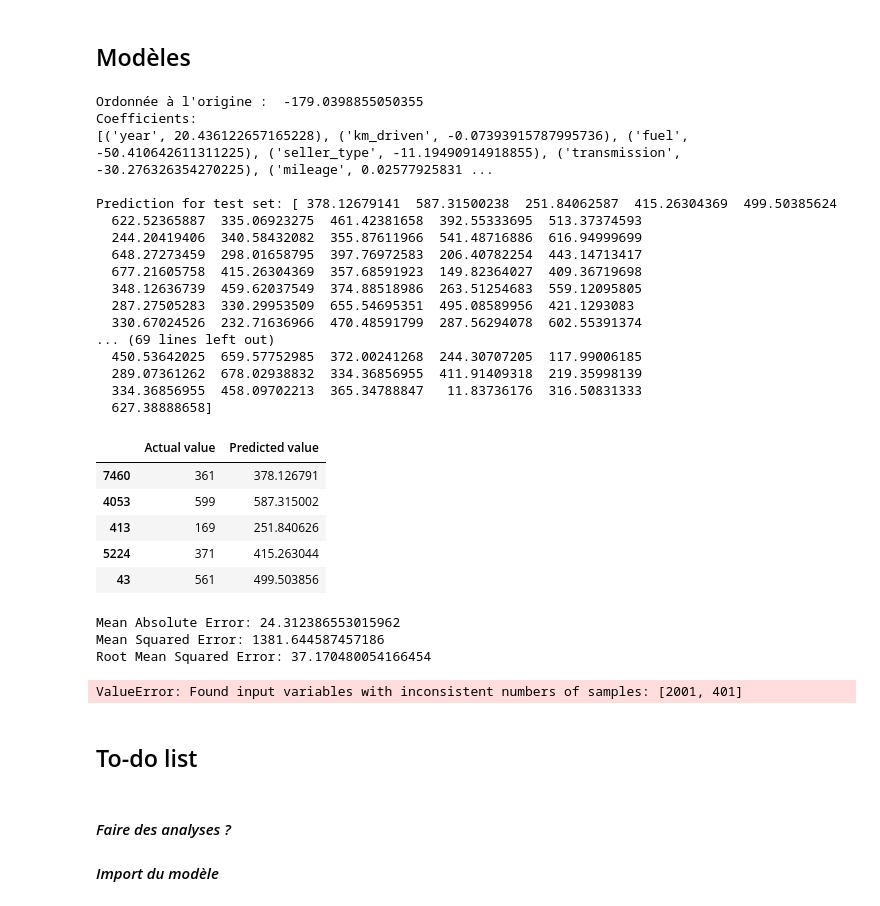
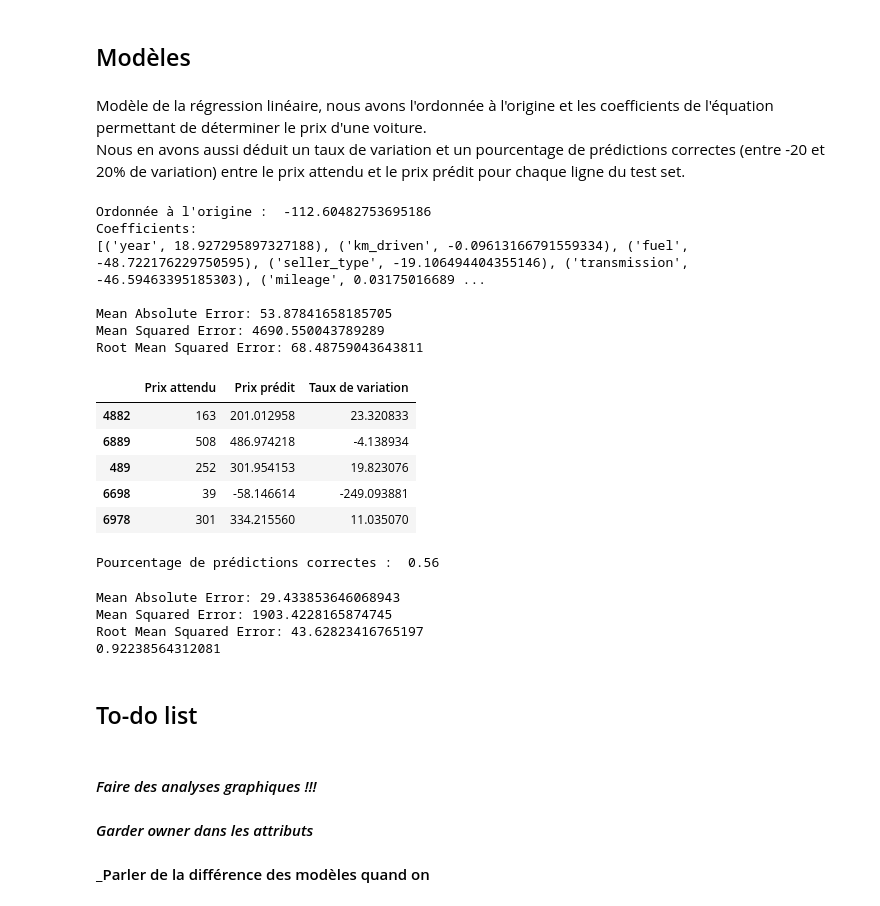
Before and after one commit to jagereren/Car-price-prediction-Machine-learning, a Jupyter notebook: projet_ias.ipynb, the cells around one changed output. Drawn from its saved outputs; the diff is of its cells as text; code cells hidden in the pictures.

Commit message:
Avanacement models and some stats

```diff
--- a/projet_ias.ipynb
+++ b/projet_ias.ipynb
@@ -232,8 +225,8 @@ On s'occupe ici du déséquilibre pour l'attribut de transmission
 # %%
 # Equilibrer pour transmission et seller_type
 # %%
-cars.sort_values(by=['seller_type','transmission'],inplace=True)
-cars.drop(cars.index[2000:7582], axis=0,inplace=True)
+#cars.sort_values(by=['seller_type','transmission'],inplace=True)
+#cars.drop(cars.index[2000:7582], axis=0,inplace=True)
 # %%
 for col in ['seller_type','transmission','fuel']:
     print(cars[col].value_counts()/cars.shape[0],'\n')
@@ -279,49 +272,56 @@ y = cars['selling_price'] # variable de prédiction
 X_train, X_test, y_train, y_test = train_test_split(X,y,test_size=.2, random_state=1345) # on stocke dans des valeurs de sortie, random_state pour éviter que ça ne change
 # %% [markdown]
 ## Modèles
+# %% [markdown]
+Modèle de la régression linéaire, nous avons l'ordonnée à l'origine et les coefficients de l'équation permettant de déterminer le prix d'une voiture. <br>
+Nous en avons aussi déduit un taux de variation et un pourcentage de prédictions correctes (entre -20 et 20% de variation) entre le prix attendu et le prix prédit pour chaque ligne du test set.
 # %%
 from sklearn.linear_model import LinearRegression
 from sklearn import metrics
 
 mlr = LinearRegression()
 mlr.fit(X_train, y_train)
 
 print("Ordonnée à l'origine : ", mlr.intercept_)
 print("Coefficients:")
 print(list(zip(X_train, mlr.coef_)) ,'\n')
 
 
 y_pred_mlr= mlr.predict(X_test)
+
+print('Mean Absolute Error:', metrics.mean_absolute_error(y_test, y_pred_mlr))
+print('Mean Squared Error:', metrics.mean_squared_error(y_test, y_pred_mlr))
+print('Root Mean Squared Error:', np.sqrt(metrics.mean_squared_error(y_test, y_pred_mlr)))
+
 #Predicted values
-print("Prediction for test set: {}".format(y_pred_mlr))
+
+#print("Prediction for test set: {}".format(y_pred_mlr))
 
 # compare
-mlr_diff = pd.DataFrame({'Actual value': y_test, 'Predicted value': y_pred_mlr})
-mlr_diff.head()
+mlr_diff = pd.DataFrame({'Prix attendu': y_test, 'Prix prédit': y_pred_mlr, 'Taux de variation' : ((y_pred_mlr-y_test)/y_test)*100})
+
+pd.set_option('display.max_rows', None)
+pd.set_option('display.max_columns', None)
+pd.set_option('display.width', None)
+display(mlr_diff.head())
+
+mlr_stats = mlr_diff[(mlr_diff['Taux de variation'] < 20) & (mlr_diff['Taux de variation'] > -20)]
+print('Pourcentage de prédictions correctes : ',round(len(mlr_stats)/len(mlr_diff),2))
 # %% [output]
-Ordonnée à l'origine :  -179.0398855050355
+Ordonnée à l'origine :  -112.60482753695186
 Coefficients:
-[('year', 20.436122657165228), ('km_driven', -0.07393915787995736), ('fuel', -50.410642611311225), ('seller_type', -11.19490914918855), ('transmission', -30.276326354270225), ('mileage', 0.02577925831 ...
+[('year', 18.927295897327188), ('km_driven', -0.09613166791559334), ('fuel', -48.722176229750595), ('seller_type', -19.106494404355146), ('transmission', -46.59463395185303), ('mileage', 0.03175016689 ...
 
-Prediction for test set: [ 378.12679141  587.31500238  251.84062587  415.26304369  499.50385624
-  622.52365887  335.06923275  461.42381658  392.55333695  513.37374593
-  244.20419406  340.58432082  355.87611966  541.48716886  616.94999699
-  648.27273459  298.01658795  397.76972583  206.40782254  443.14713417
-  677.21605758  415.26304369  357.68591923  149.82364027  409.36719698
-  348.12636739  459.62037549  374.88518986  263.51254683  559.12095805
-  287.27505283  330.29953509  655.54695351  495.08589956  421.1293083
-  330.67024526  232.71636966  470.48591799  287.56294078  602.55391374
-... (69 lines left out)
-  450.53642025  659.57752985  372.00241268  244.30707205  117.99006185
-  289.07361262  678.02938832  334.36856955  411.91409318  219.35998139
-  334.36856955  458.09702213  365.34788847   11.83736176  316.50831333
-  627.38888658]
+Mean Absolute Error: 53.87841658185705
+Mean Squared Error: 4690.550043789289
+Root Mean Squared Error: 68.48759043643811
-|  | Actual value | Predicted value |
-| 7460 | 361 | 378.126791 |
-| 4053 | 599 | 587.315002 |
-| 413 | 169 | 251.840626 |
-| 5224 | 371 | 415.263044 |
-| 43 | 561 | 499.503856 |
+|  | Prix attendu | Prix prédit | Taux de variation |
+| 4882 | 163 | 201.012958 | 23.320833 |
+| 6889 | 508 | 486.974218 | -4.138934 |
+| 489 | 252 | 301.954153 | 19.823076 |
+| 6698 | 39 | -58.146614 | -249.093881 |
+| 6978 | 301 | 334.215560 | 11.035070 |
+Pourcentage de prédictions correctes :  0.56
 # %%
 from sklearn.ensemble import RandomForestRegressor
 #from sklearn import metrics
@@ -334,15 +334,16 @@ y_pred = regressor.predict(X_test)
 print('Mean Absolute Error:', metrics.mean_absolute_error(y_test, y_pred))
 print('Mean Squared Error:', metrics.mean_squared_error(y_test, y_pred))
 print('Root Mean Squared Error:', np.sqrt(metrics.mean_squared_error(y_test, y_pred)))
-print(regressor.score(X_test, cars.selling_price))
+print(regressor.score(X_test,y_test))
 # accuracy_score(y_test, y_pred) accuracy est pour la classification pas régression
 # %% [output]
-Mean Absolute Error: 24.312386553015962
-Mean Squared Error: 1381.644587457186
-Root Mean Squared Error: 37.170480054166454
+Mean Absolute Error: 29.433853646068943
+Mean Squared Error: 1903.4228165874745
+Root Mean Squared Error: 43.62823416765197
+0.92238564312081
-ValueError: Found input variables with inconsistent numbers of samples: [2001, 401]
 # %% [markdown]
 ## To-do list
 # %% [markdown]
-#### _Faire des analyses ?_
-#### _Import du modèle_
+#### _Faire des analyses graphiques !!!_
+#### _Garder owner dans les attributs_
+#### _Parler de la différence des modèles quand on
```
Also changed, not shown: parts of 3 cells of this notebook.
